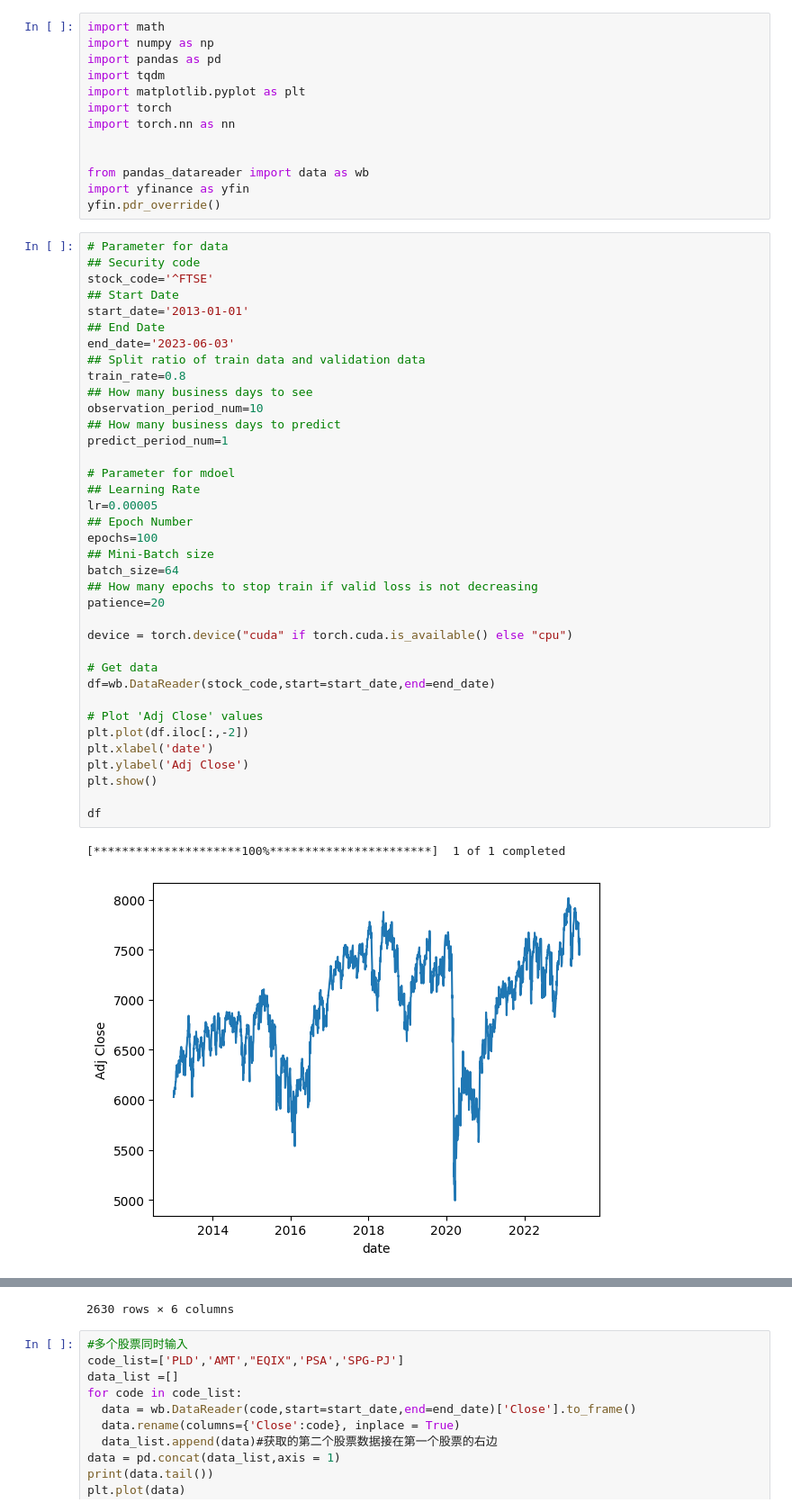
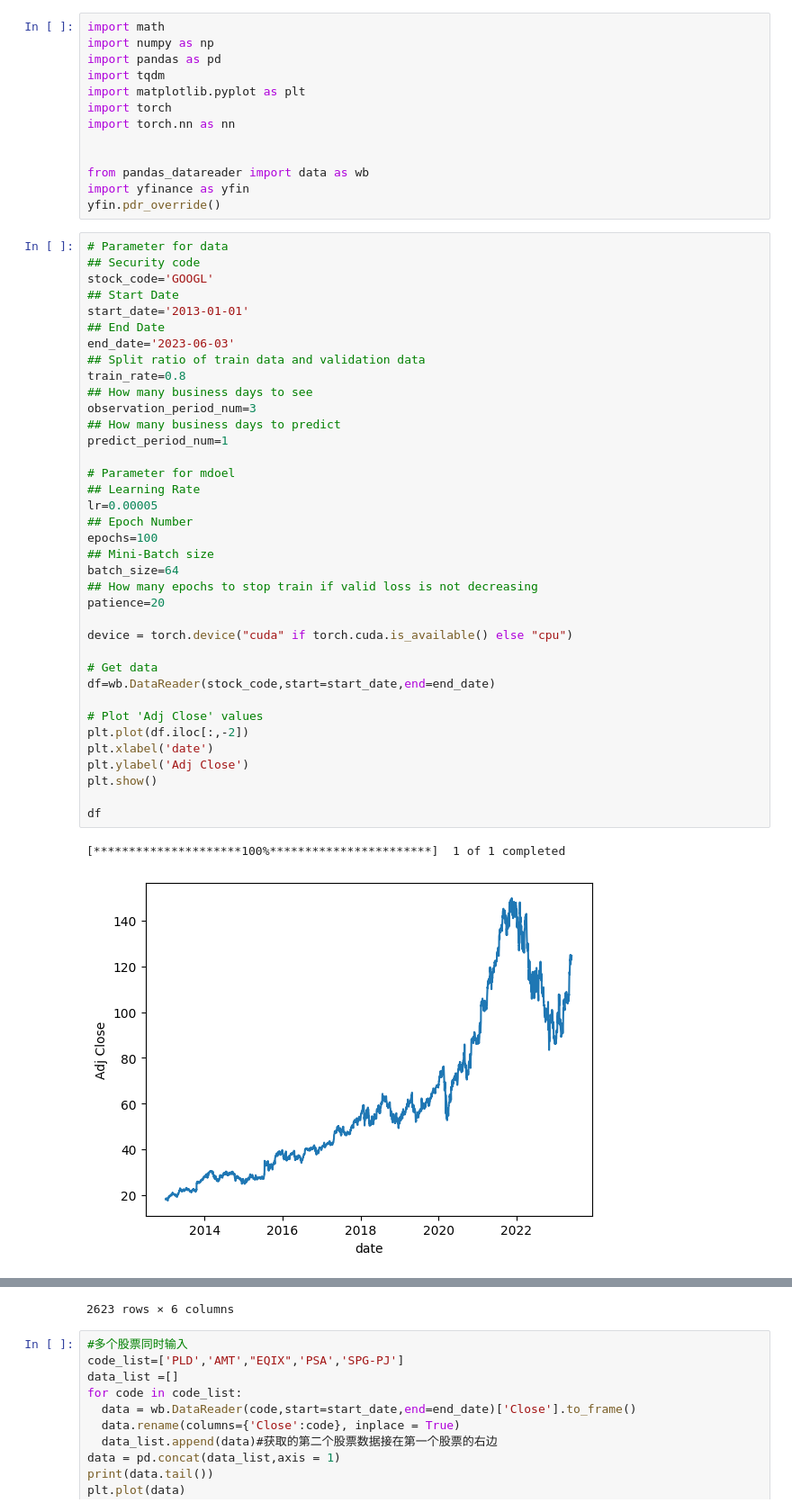
Before and after one commit to LvJiaaaaY/Stock-Prediction-Project, a Jupyter notebook: Transformer.ipynb, the cells around one changed output, grey strips where cells are left out. Shown at 90% size. Saved outputs shown, nothing was run; the diff lists cells and outputs as text.

```diff
--- a/Transformer.ipynb
+++ b/Transformer.ipynb
@@ -16,7 +16,7 @@ yfin.pdr_override()
 # %%
 # Parameter for data
 ## Security code
-stock_code='^FTSE'
+stock_code='GOOGL'
 ## Start Date
 start_date='2013-01-01'
 ## End Date
@@ -24,34 +24,34 @@ end_date='2023-06-03'
 ## Split ratio of train data and validation data
 train_rate=0.8
 ## How many business days to see
-observation_period_num=10
+observation_period_num=3
 ## How many business days to predict
 predict_period_num=1
 
 # Parameter for mdoel
 ## Learning Rate
 lr=0.00005
 ## Epoch Number
 epochs=100
 ## Mini-Batch size
 batch_size=64
 ## How many epochs to stop train if valid loss is not decreasing
 patience=20
 
 device = torch.device("cuda" if torch.cuda.is_available() else "cpu")
 
 # Get data
 df=wb.DataReader(stock_code,start=start_date,end=end_date)
 
 # Plot 'Adj Close' values
 plt.plot(df.iloc[:,-2])
 plt.xlabel('date')
 plt.ylabel('Adj Close')
 plt.show()
 
 df
 # %% [output]
 [*********************100%***********************]  1 of 1 completed
-[figure, old version]
+[figure, new version]
 |  | Open | High | Low | Close | Adj Close | Volume |
 | Date |  |  |  |  |  |  |
@@ -69,4 +69,4 @@ df
-2630 rows × 6 columns
+2623 rows × 6 columns
 # %%
 #多个股票同时输入
 code_list=['PLD','AMT',"EQIX",'PSA','SPG-PJ']
```
Also changed, not shown: parts of 5 cells of this notebook.
